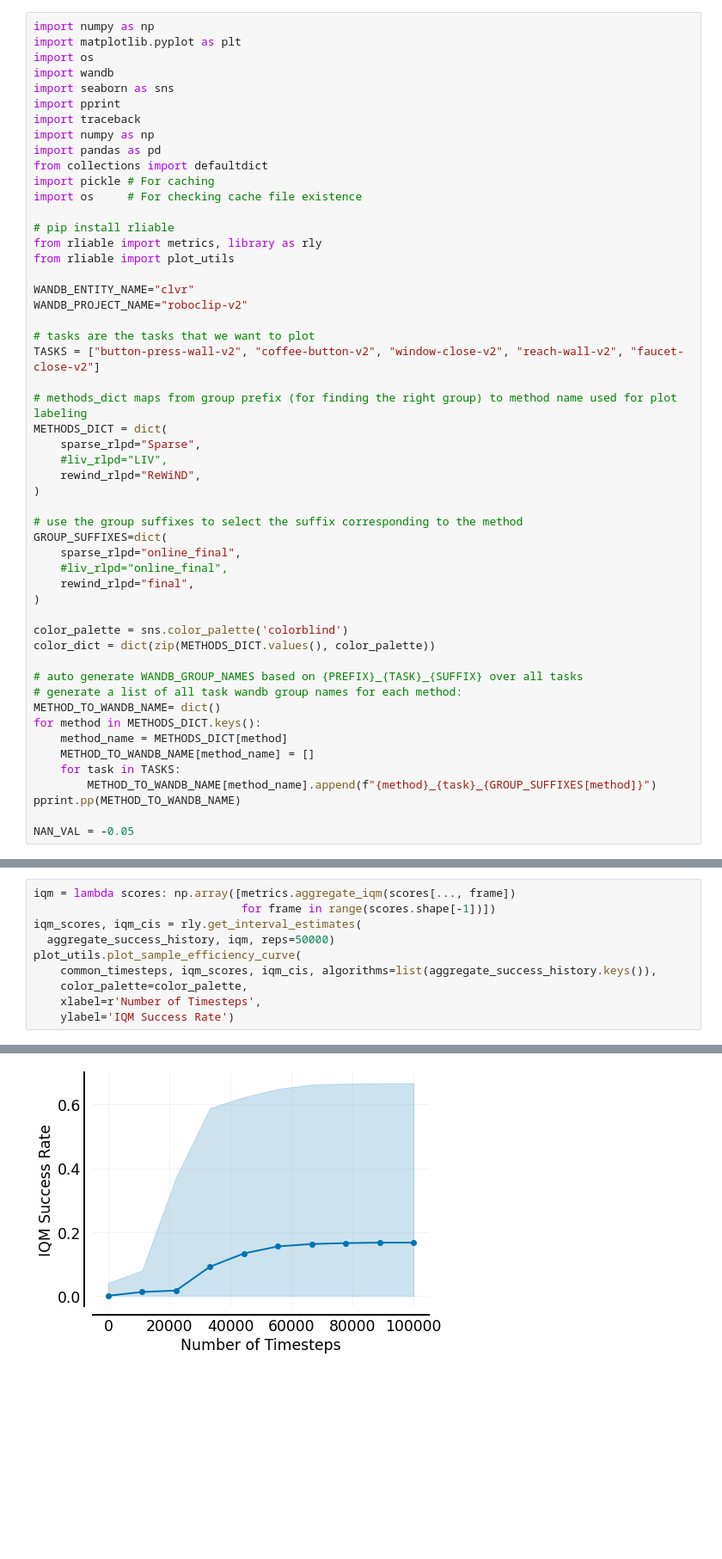
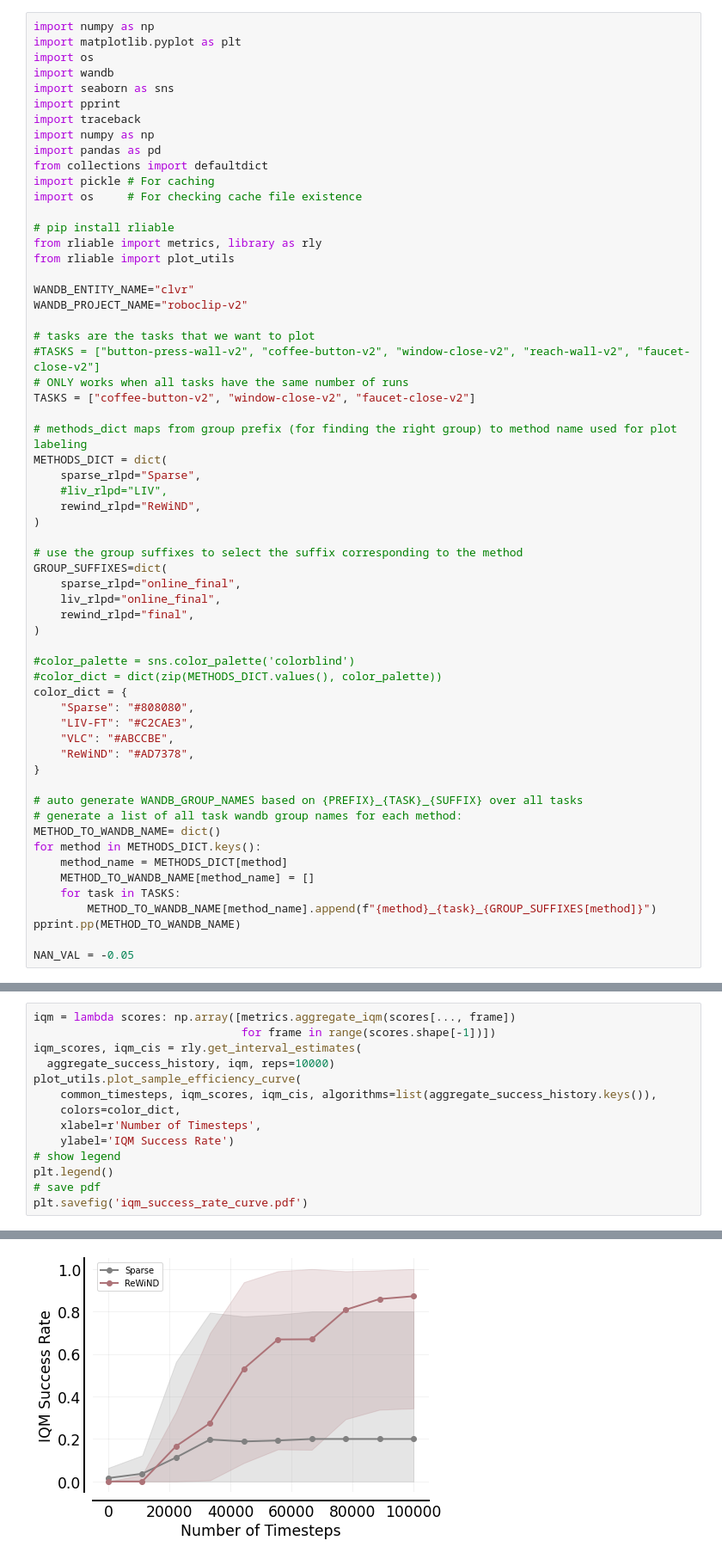
Before and after one commit to jesbu1/RoboCLIPv2, a Jupyter notebook: plotting_scripts/plot_iqm_metaworld.ipynb, the cells around one changed output, grey strips where cells are left out. Shown at 86% size. Cells and saved outputs as stored; diff of their text form; blank space fills up the shorter version.

```diff
--- a/plotting_scripts/plot_iqm_metaworld.ipynb
+++ b/plotting_scripts/plot_iqm_metaworld.ipynb
@@ -20,7 +20,9 @@ WANDB_ENTITY_NAME="clvr"
 WANDB_PROJECT_NAME="roboclip-v2"
 
 # tasks are the tasks that we want to plot
-TASKS = ["button-press-wall-v2", "coffee-button-v2", "window-close-v2", "reach-wall-v2", "faucet-close-v2"]
+#TASKS = ["button-press-wall-v2", "coffee-button-v2", "window-close-v2", "reach-wall-v2", "faucet-close-v2"]
+# ONLY works when all tasks have the same number of runs
+TASKS = ["coffee-button-v2", "window-close-v2", "faucet-close-v2"]
 
 # methods_dict maps from group prefix (for finding the right group) to method name used for plot labeling
 METHODS_DICT = dict(
@@ -32,12 +34,18 @@ METHODS_DICT = dict(
 # use the group suffixes to select the suffix corresponding to the method
 GROUP_SUFFIXES=dict(
     sparse_rlpd="online_final",
-    #liv_rlpd="online_final",
+    liv_rlpd="online_final",
     rewind_rlpd="final",
 )
 
-color_palette = sns.color_palette('colorblind')
-color_dict = dict(zip(METHODS_DICT.values(), color_palette))
+#color_palette = sns.color_palette('colorblind')
+#color_dict = dict(zip(METHODS_DICT.values(), color_palette))
+color_dict = {
+    "Sparse": "#808080",
+    "LIV-FT": "#C2CAE3",
+    "VLC": "#ABCCBE",
+    "ReWiND": "#AD7378",
+}
 
 # auto generate WANDB_GROUP_NAMES based on {PREFIX}_{TASK}_{SUFFIX} over all tasks
 # generate a list of all task wandb group names for each method:
@@ -764,10 +771,14 @@ for method_name in processed_reward_history.keys():
 iqm = lambda scores: np.array([metrics.aggregate_iqm(scores[..., frame])
                                for frame in range(scores.shape[-1])])
 iqm_scores, iqm_cis = rly.get_interval_estimates(
-  aggregate_success_history, iqm, reps=50000)
+  aggregate_success_history, iqm, reps=10000)
 plot_utils.plot_sample_efficiency_curve(
     common_timesteps, iqm_scores, iqm_cis, algorithms=list(aggregate_success_history.keys()),
-    color_palette=color_palette,
+    colors=color_dict,
     xlabel=r'Number of Timesteps',
     ylabel='IQM Success Rate')
+# show legend
+plt.legend()
+# save pdf
+plt.savefig('iqm_success_rate_curve.pdf')
 # %% [output]
@@ -775,4 +785,4 @@ plot_utils.plot_sample_efficiency_curve(
-[figure, old version]
+[figure, new version]
 # %%
 # now, plot the reward history
 iqm = lambda scores: np.array([metrics.aggregate_iqm(scores[..., frame])
```
Also changed, not shown: parts of 9 cells of this notebook, 1 other file.
